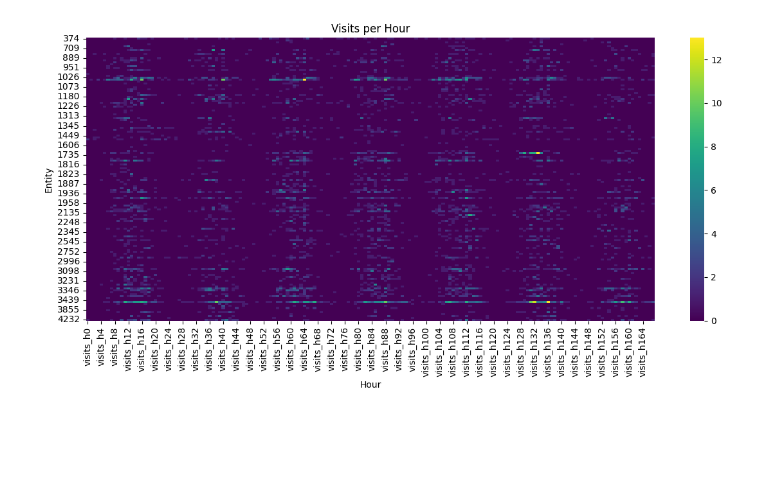
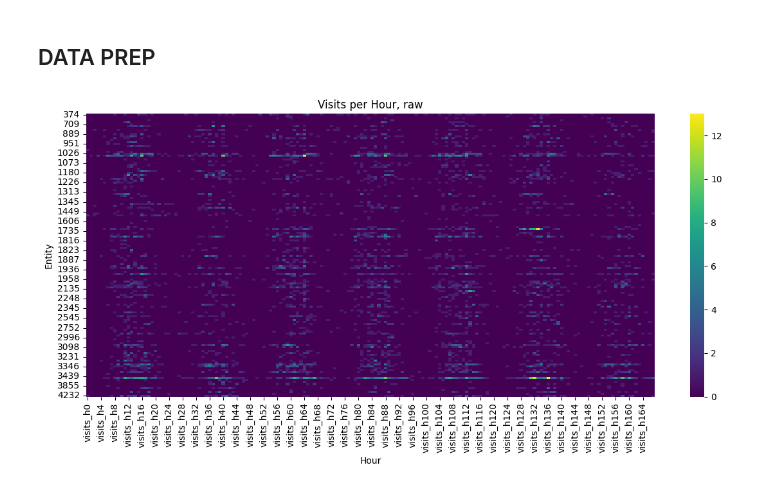
Before and after one commit to BenjaminDalziel/ampnet, a Jupyter notebook: code/small_nn.ipynb, the cells around one changed output. Drawn from its saved outputs; the diff is of its cells as text; code cells hidden in the pictures; blank space fills up the shorter version.

```diff
--- a/code/small_nn.ipynb
+++ b/code/small_nn.ipynb
@@ -12,3 +14,5 @@ import matplotlib.pyplot as plt
+# %% [markdown]
+## DATA PREP
 # %%
 df = pd.read_csv('../data/newport_raw.csv', dtype=str)
 # %%
@@ -22,16 +26,16 @@ df[visits_cols] = df[visits_cols].apply(
 # %%
 # Extract just the nonmissing visits data
 visits_data = df[visits_cols].astype(float).dropna()
 
 # Heatmap of raw data
 plt.figure(figsize=(12, 6))
 sns.heatmap(visits_data, cmap='viridis', cbar=True)
 
 plt.xlabel("Hour")
 plt.ylabel("Entity")
-plt.title("Visits per Hour")
+plt.title("Visits per Hour, raw")
 plt.tight_layout()
 plt.show()
 # %% [output]
-[figure, old version]
+[figure, new version]
 # %%
```
Also changed, not shown: parts of 16 cells of this notebook.
